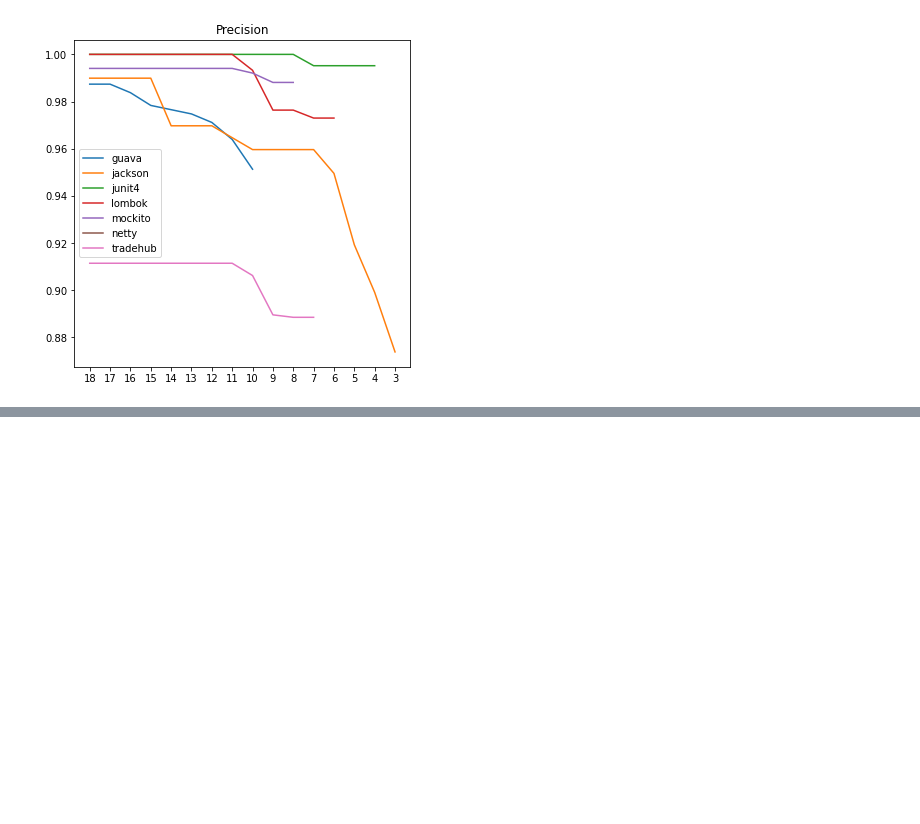
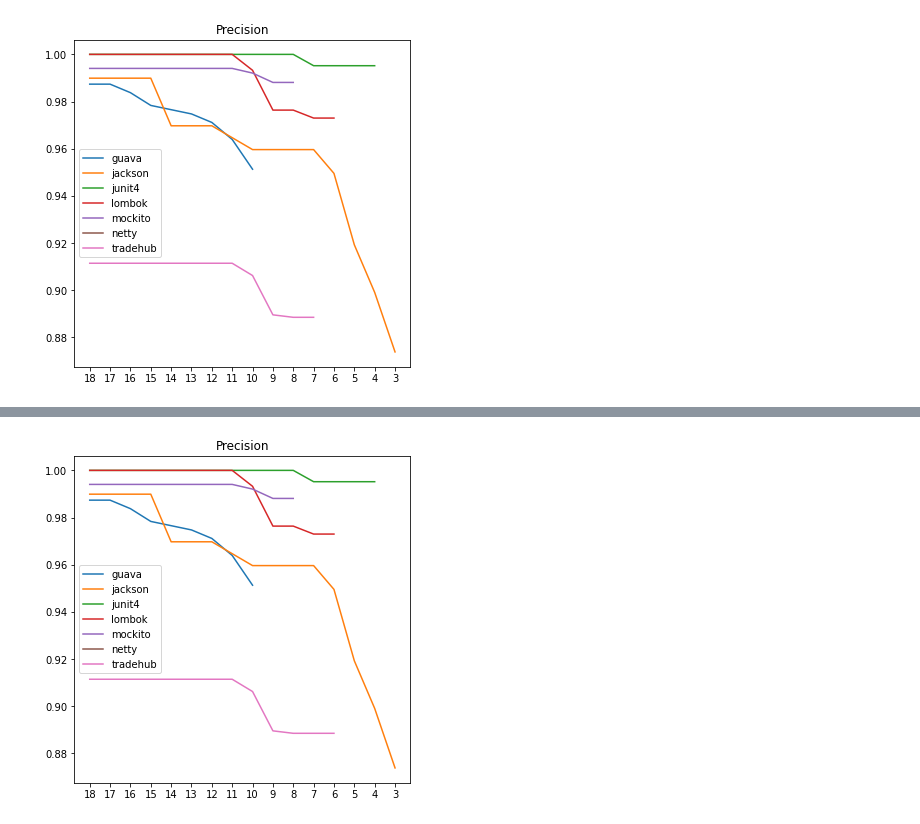
Before and after one commit to mrmegapolys/GitRules, a Jupyter notebook: notebooks/evaluation.ipynb, the cells around one changed output, grey strips where cells are left out. Cells and saved outputs as stored; diff of their text form; code cells hidden in the pictures; blank space fills up the shorter version.

```diff
--- a/notebooks/evaluation.ipynb
+++ b/notebooks/evaluation.ipynb
@@ -142,0 +151,4 @@ plotFalseAlarm('gen3_max8')
+# %%
+plotFalseAlarm('gen3_max5')
+# %% [output]
+[figure, added]
```
Also changed, not shown: parts of 2 cells of this notebook, 9 other files.
